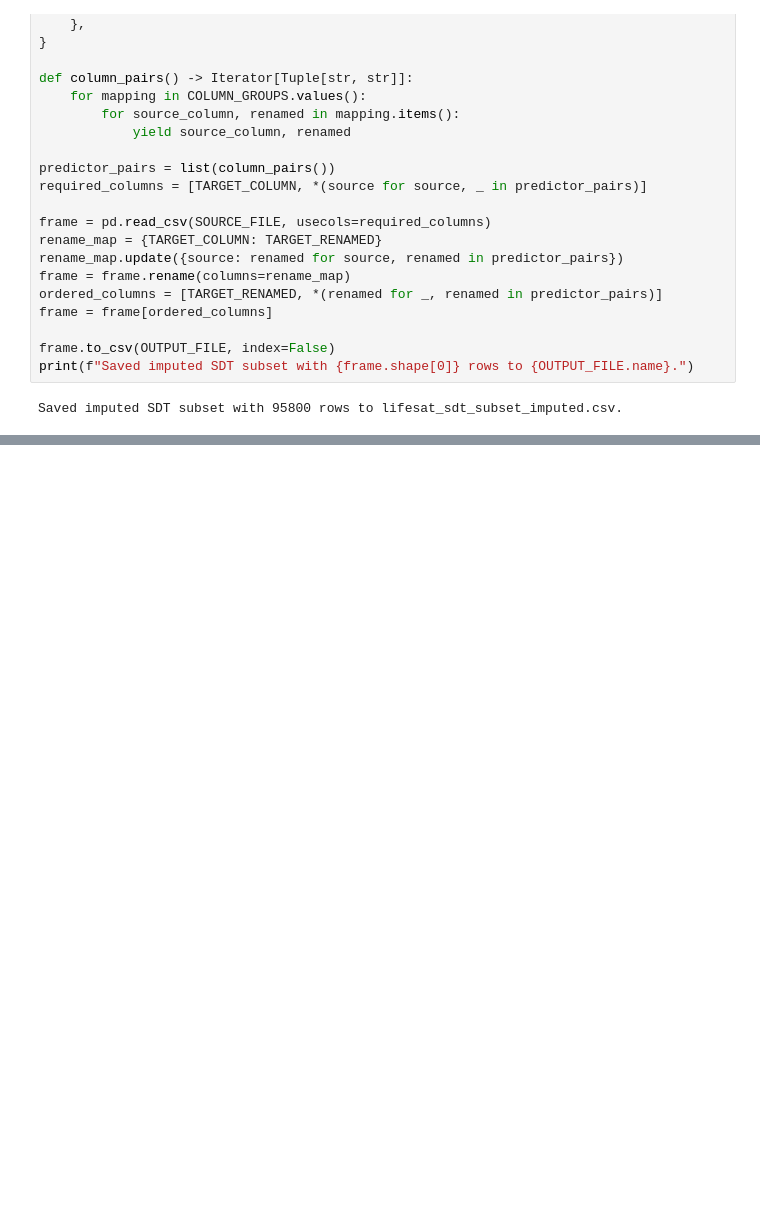
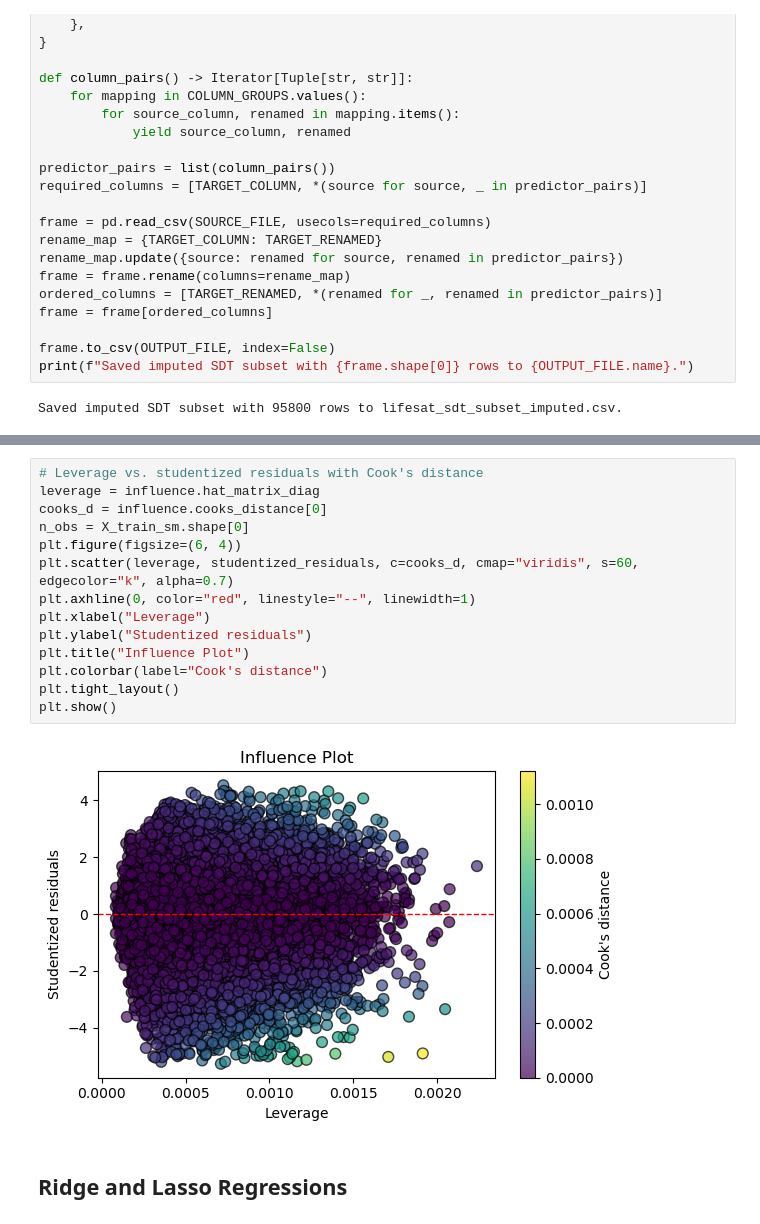
Before and after one commit to eddieyuen/MSDA7005-group-project, a Jupyter notebook: code/analysis_imputed.ipynb, the cells around one changed output, grey strips where cells are left out. Drawn from its saved outputs; the diff is of its cells as text; blank space fills up the shorter version.

```diff
--- a/code/analysis_imputed.ipynb
+++ b/code/analysis_imputed.ipynb
@@ -99,0 +368,18 @@ Saved imputed SDT subset with 95800 rows to lifesat_sdt_subset_imputed.csv.
+# %%
+# Leverage vs. studentized residuals with Cook's distance
+leverage = influence.hat_matrix_diag
+cooks_d = influence.cooks_distance[0]
+n_obs = X_train_sm.shape[0]
+plt.figure(figsize=(6, 4))
+plt.scatter(leverage, studentized_residuals, c=cooks_d, cmap="viridis", s=60, edgecolor="k", alpha=0.7)
+plt.axhline(0, color="red", linestyle="--", linewidth=1)
+plt.xlabel("Leverage")
+plt.ylabel("Studentized residuals")
+plt.title("Influence Plot")
+plt.colorbar(label="Cook's distance")
+plt.tight_layout()
+plt.show()
+# %% [output]
+[figure, added]
+# %% [markdown]
+## Ridge and Lasso Regressions
```
Also changed, not shown: parts of 34 cells of this notebook, 7 other files.
